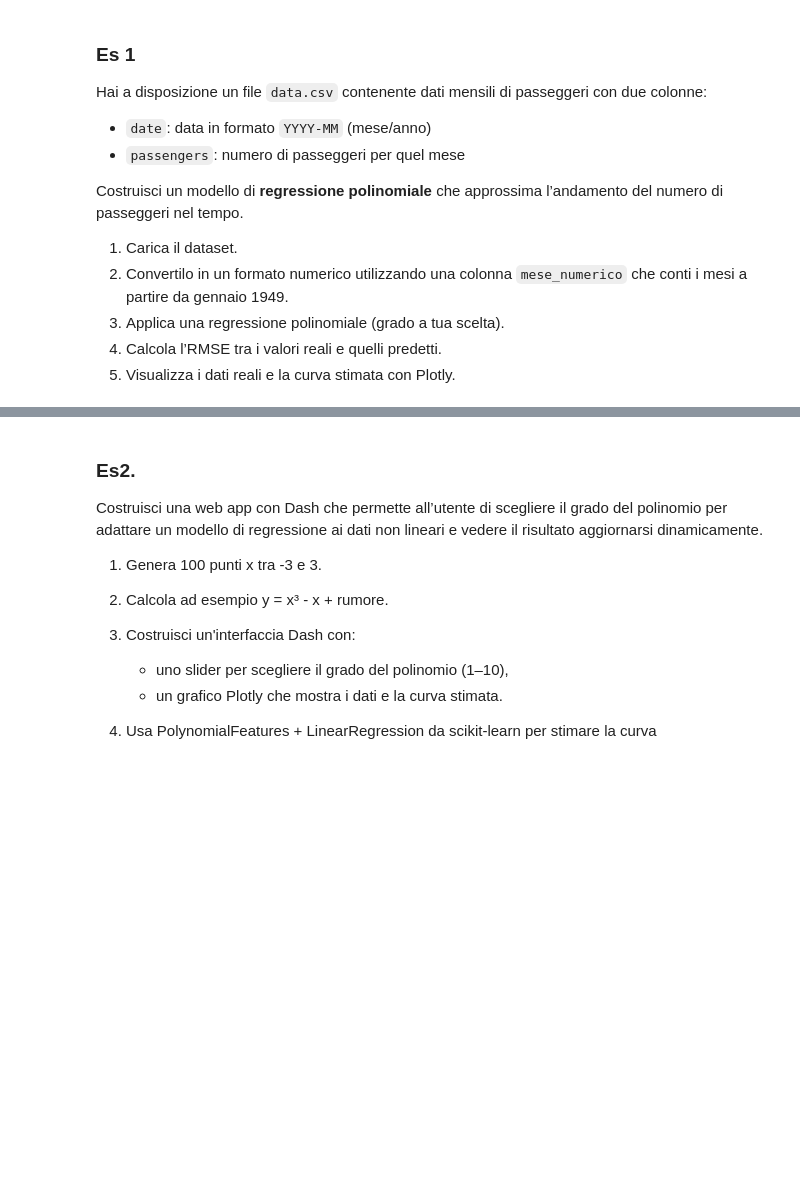
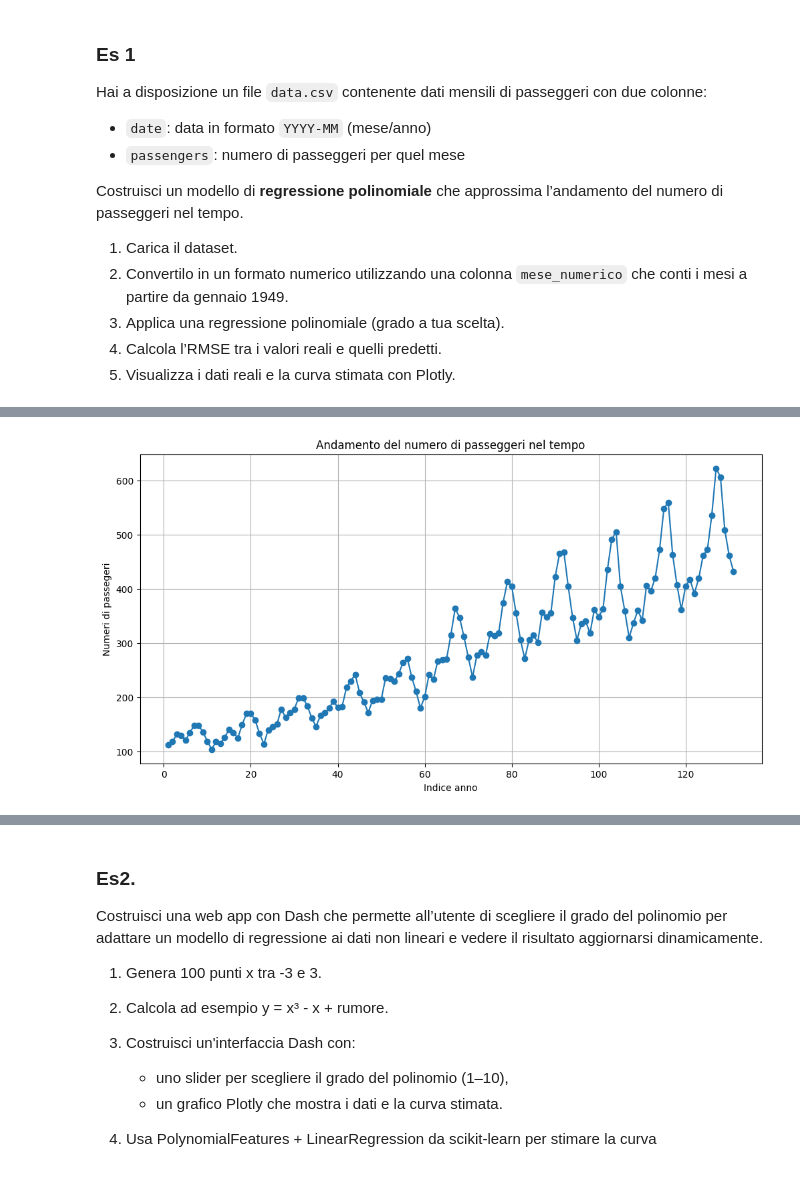
Before and after one commit to Loic166/ProgrammingLab2, a Jupyter notebook: 7_Esercizi_lez_7.ipynb, the cells around one changed output, grey strips where cells are left out. Saved outputs shown, nothing was run; the diff lists cells and outputs as text; code cells hidden in the pictures; blank space fills up the shorter version.

```diff
--- a/7_Esercizi_lez_7.ipynb
+++ b/7_Esercizi_lez_7.ipynb
@@ -18,6 +18,8 @@ import pandas as pd
 import numpy as np
 import matplotlib.pyplot as plt
 import scipy as sp
+import plotly.express as px
 
 df = pd.read_csv("data.csv")
-# df.head(20)
+df = df.dropna()
+df.head(20)
@@ -24,4 +49,14 @@ df = pd.read_csv("data.csv")
 # %%
-df["date"] = pd.to_datetime(df["date"], format="%Y-%m")
-df["mese_numeric"] = (df["date"].dt.year - 1949)*12 + df["date"].dt.month
-# df
+df["mese_numeric"] = range(1,len(df)+1)
+x = df["mese_numeric"].values.reshape(-1,1)
+y = df["passengers"].values
+
+plt.figure(figsize=(12, 6))
+plt.plot(x, y, marker='o', linestyle='-')
+plt.title('Andamento del numero di passeggeri nel tempo')
+plt.xlabel('Indice anno')
+plt.ylabel('Numeri di passegeri')
+plt.grid(True)
+plt.show()
+# %% [output]
+[figure, added]
```
Also changed, not shown: parts of 6 cells of this notebook.
